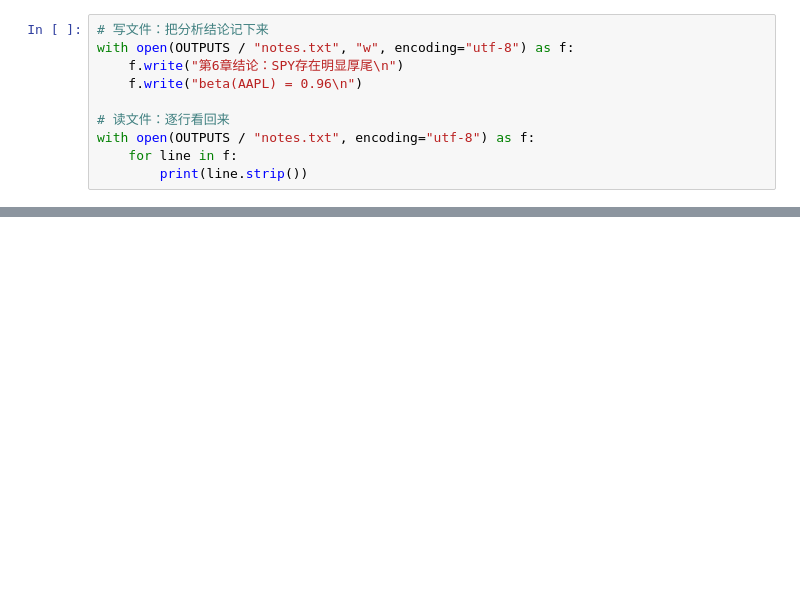
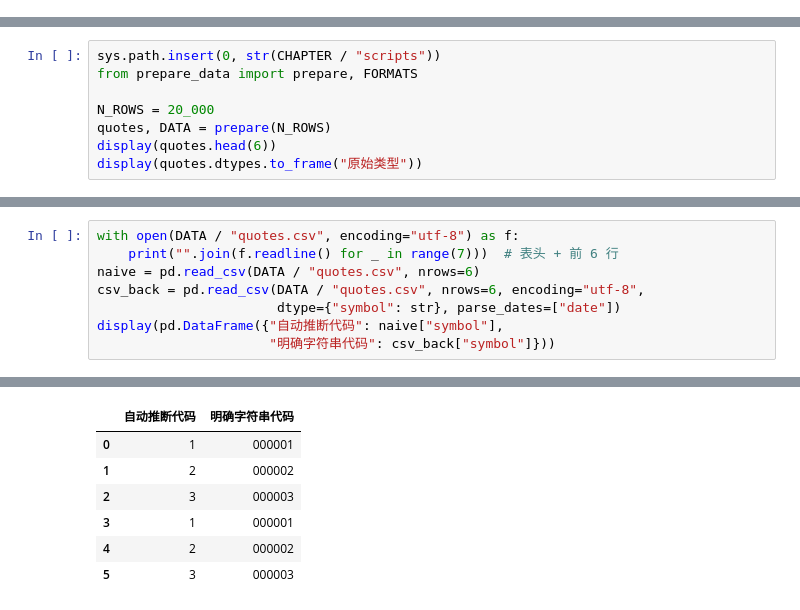
Before and after one commit to aiqfin/python-for-finance, a Jupyter notebook: Chapter7 - 数据输入输出/notebooks/07_Input_Output.ipynb, the cells around one changed output, grey strips where cells are left out. Saved outputs shown, nothing was run; the diff lists cells and outputs as text; blank space fills up the shorter version.

```diff
--- a/Chapter7 - 数据输入输出/notebooks/07_Input_Output.ipynb
+++ b/Chapter7 - 数据输入输出/notebooks/07_Input_Output.ipynb
@@ -36,10 +0,0 @@ import pandas as pd
-# %%
-# 写文件：把分析结论记下来
-with open(OUTPUTS / "notes.txt", "w", encoding="utf-8") as f:
-    f.write("第6章结论：SPY存在明显厚尾\n")
-    f.write("beta(AAPL) = 0.96\n")
-
-# 读文件：逐行看回来
-with open(OUTPUTS / "notes.txt", encoding="utf-8") as f:
-    for line in f:
-        print(line.strip())
@@ -198,0 +46,8 @@ print(open(OUTPUTS / "fat_tail_summary.txt", encoding="utf-8").read())
+# %%
+sys.path.insert(0, str(CHAPTER / "scripts"))
+from prepare_data import prepare, FORMATS
+
+N_ROWS = 20_000
+quotes, DATA = prepare(N_ROWS)
+display(quotes.head(6))
+display(quotes.dtypes.to_frame("原始类型"))
@@ -198,0 +85,9 @@ print(open(OUTPUTS / "fat_tail_summary.txt", encoding="utf-8").read())
+# %%
+with open(DATA / "quotes.csv", encoding="utf-8") as f:
+    print("".join(f.readline() for _ in range(7)))  # 表头 + 前 6 行
+naive = pd.read_csv(DATA / "quotes.csv", nrows=6)
+csv_back = pd.read_csv(DATA / "quotes.csv", nrows=6, encoding="utf-8",
+                       dtype={"symbol": str}, parse_dates=["date"])
+display(pd.DataFrame({"自动推断代码": naive["symbol"],
+                      "明确字符串代码": csv_back["symbol"]}))
+# %% [output]
@@ -198,0 +101,7 @@ print(open(OUTPUTS / "fat_tail_summary.txt", encoding="utf-8").read())
+|  | 自动推断代码 | 明确字符串代码 |
+| 0 | 1 | 000001 |
+| 1 | 2 | 000002 |
+| 2 | 3 | 000003 |
+| 3 | 1 | 000001 |
+| 4 | 2 | 000002 |
+| 5 | 3 | 000003 |
```
Also changed, not shown: parts of 48 cells of this notebook, 8 other files.
